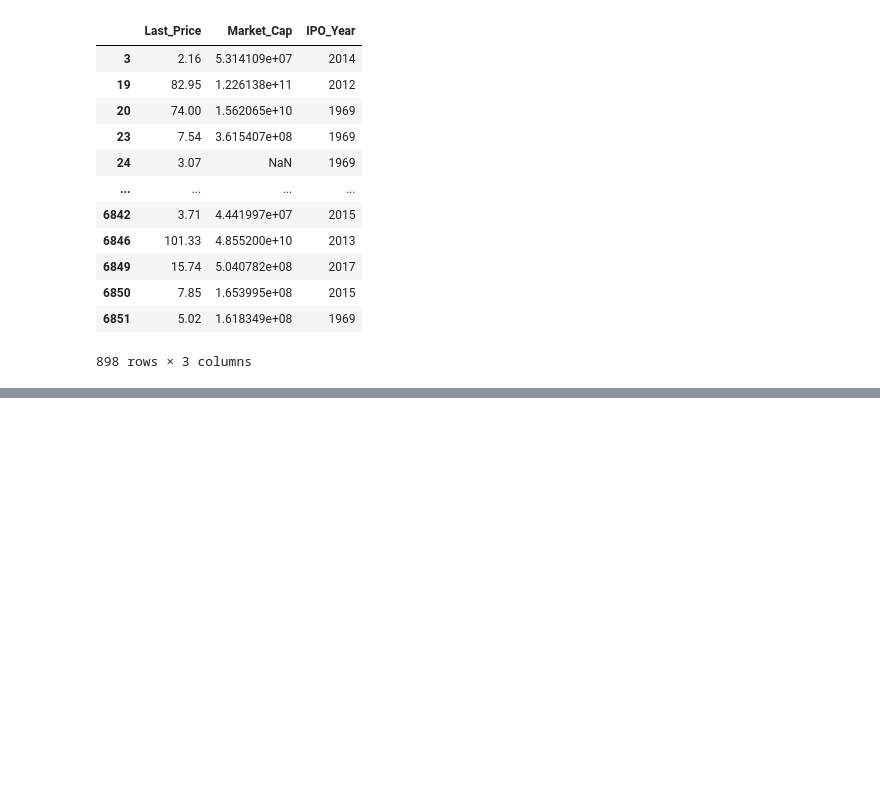
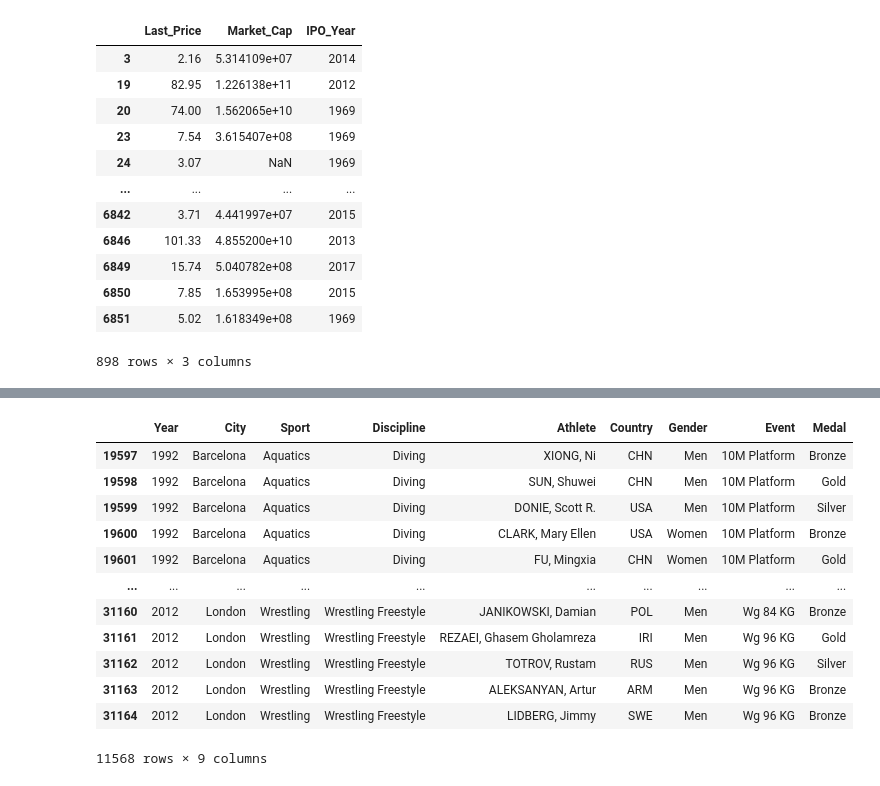
Before and after one commit to Danny-80/Manage-finance-with-Python, a Jupyter notebook: Jupyter_notebooks/filtering-dataframes.ipynb, the cells around one changed output, grey strips where cells are left out. Saved outputs shown, nothing was run; the diff lists cells and outputs as text; code cells hidden in the pictures; blank space fills up the shorter version.

```diff
--- a/Jupyter_notebooks/filtering-dataframes.ipynb
+++ b/Jupyter_notebooks/filtering-dataframes.ipynb
@@ -201,0 +327,17 @@ healthcare.loc[:, mask_1] # include only numeric columns
+# %%
+og_since_1992 = summer.loc[summer.Year >= 1992]
+og_since_1992
+# %% [output]
+|  | Year | City | Sport | Discipline | Athlete | Country | Gender | Event | Medal |
+| 19597 | 1992 | Barcelona | Aquatics | Diving | XIONG, Ni | CHN | Men | 10M Platform | Bronze |
+| 19598 | 1992 | Barcelona | Aquatics | Diving | SUN, Shuwei | CHN | Men | 10M Platform | Gold |
+| 19599 | 1992 | Barcelona | Aquatics | Diving | DONIE, Scott R. | USA | Men | 10M Platform | Silver |
+| 19600 | 1992 | Barcelona | Aquatics | Diving | CLARK, Mary Ellen | USA | Women | 10M Platform | Bronze |
+| 19601 | 1992 | Barcelona | Aquatics | Diving | FU, Mingxia | CHN | Women | 10M Platform | Gold |
+| ... | ... | ... | ... | ... | ... | ... | ... | ... | ... |
+| 31160 | 2012 | London | Wrestling | Wrestling Freestyle | JANIKOWSKI, Damian | POL | Men | Wg 84 KG | Bronze |
+| 31161 | 2012 | London | Wrestling | Wrestling Freestyle | REZAEI, Ghasem Gholamreza | IRI | Men | Wg 96 KG | Gold |
+| 31162 | 2012 | London | Wrestling | Wrestling Freestyle | TOTROV, Rustam | RUS | Men | Wg 96 KG | Silver |
+| 31163 | 2012 | London | Wrestling | Wrestling Freestyle | ALEKSANYAN, Artur | ARM | Men | Wg 96 KG | Bronze |
+| 31164 | 2012 | London | Wrestling | Wrestling Freestyle | LIDBERG, Jimmy | SWE | Men | Wg 96 KG | Bronze |
+11568 rows × 9 columns
```
Also changed, not shown: parts of 85 cells of this notebook, 1 other file.
